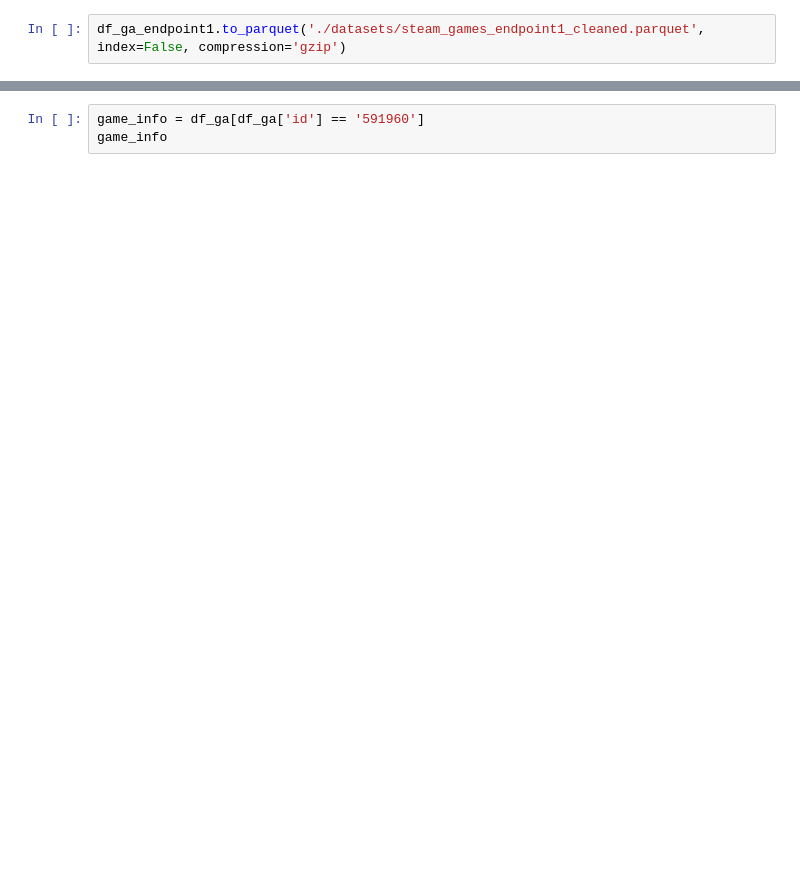
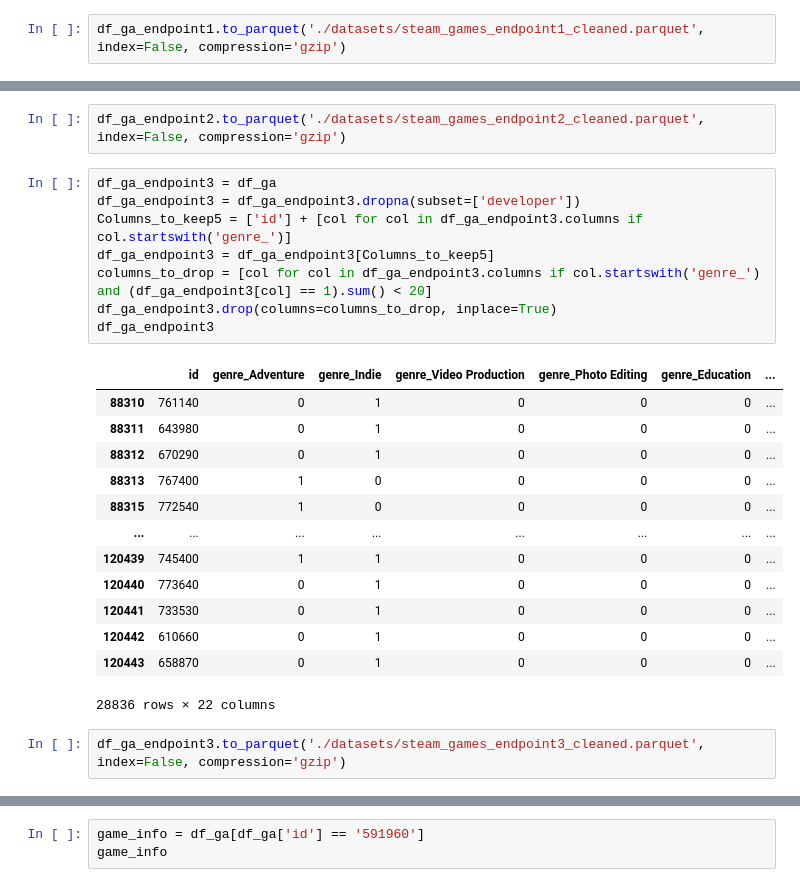
Before and after one commit to fcuerdo/Project1-Henry, a Jupyter notebook: Data Engineering.ipynb, the cells around one changed output, grey strips where cells are left out. Saved outputs shown, nothing was run; the diff lists cells and outputs as text; blank space fills up the shorter version.

```diff
--- a/Data Engineering.ipynb
+++ b/Data Engineering.ipynb
@@ -184,0 +208,26 @@ df_ga['release_date'] = df_ga['release_date'].astype(str)
+# %%
+df_ga_endpoint2.to_parquet('./datasets/steam_games_endpoint2_cleaned.parquet', index=False, compression='gzip')
+# %%
+df_ga_endpoint3 = df_ga
+df_ga_endpoint3 = df_ga_endpoint3.dropna(subset=['developer'])
+Columns_to_keep5 = ['id'] + [col for col in df_ga_endpoint3.columns if col.startswith('genre_')]
+df_ga_endpoint3 = df_ga_endpoint3[Columns_to_keep5]
+columns_to_drop = [col for col in df_ga_endpoint3.columns if col.startswith('genre_') and (df_ga_endpoint3[col] == 1).sum() < 20]
+df_ga_endpoint3.drop(columns=columns_to_drop, inplace=True)
+df_ga_endpoint3
+# %% [output]
+|  | id | genre_Adventure | genre_Indie | genre_Video Production | genre_Photo Editing | genre_Education | ... |
+| 88310 | 761140 | 0 | 1 | 0 | 0 | 0 | ... |
+| 88311 | 643980 | 0 | 1 | 0 | 0 | 0 | ... |
+| 88312 | 670290 | 0 | 1 | 0 | 0 | 0 | ... |
+| 88313 | 767400 | 1 | 0 | 0 | 0 | 0 | ... |
+| 88315 | 772540 | 1 | 0 | 0 | 0 | 0 | ... |
+| ... | ... | ... | ... | ... | ... | ... | ... |
+| 120439 | 745400 | 1 | 1 | 0 | 0 | 0 | ... |
+| 120440 | 773640 | 0 | 1 | 0 | 0 | 0 | ... |
+| 120441 | 733530 | 0 | 1 | 0 | 0 | 0 | ... |
+| 120442 | 610660 | 0 | 1 | 0 | 0 | 0 | ... |
+| 120443 | 658870 | 0 | 1 | 0 | 0 | 0 | ... |
+28836 rows × 22 columns
+# %%
+df_ga_endpoint3.to_parquet('./datasets/steam_games_endpoint3_cleaned.parquet', index=False, compression='gzip')
```
Also changed, not shown: parts of 27 cells of this notebook, 1 other file.
